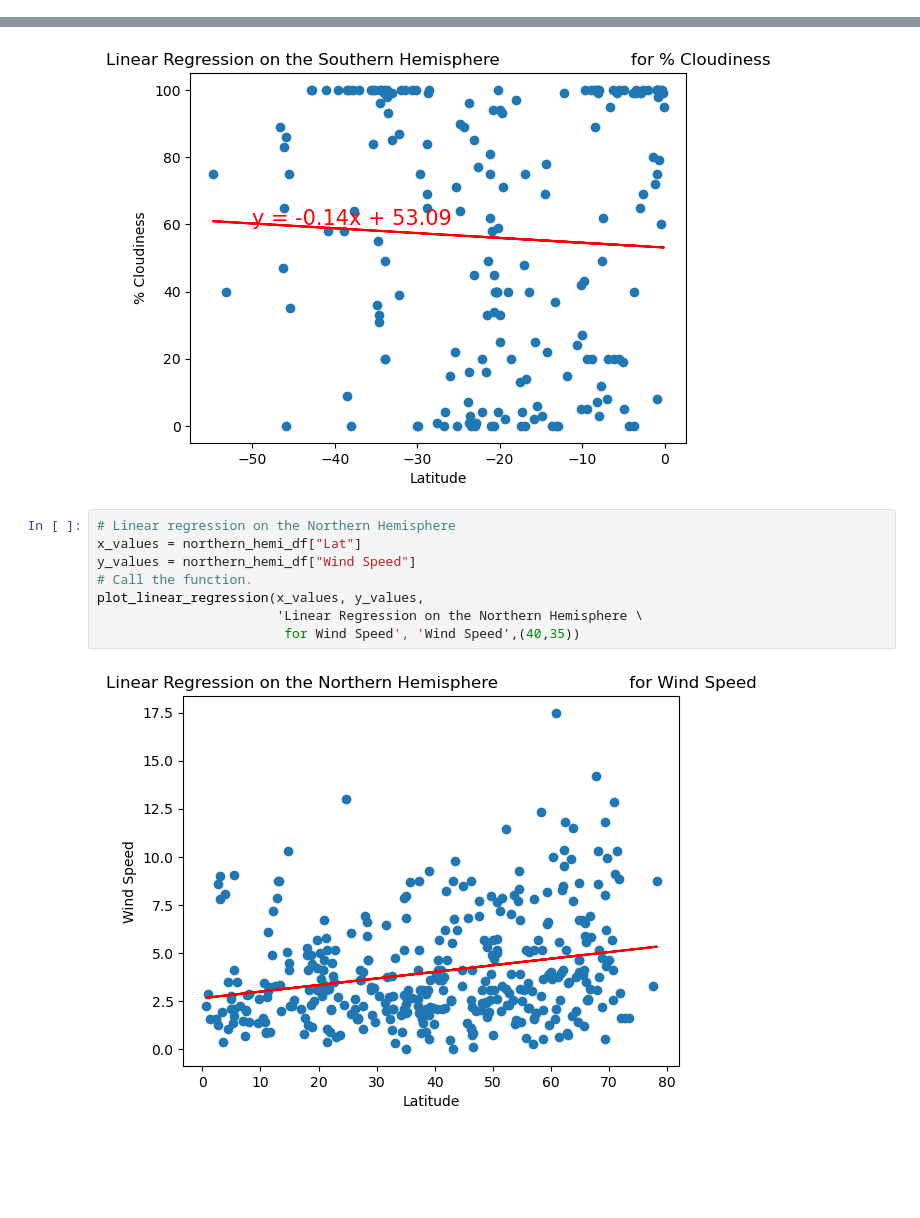
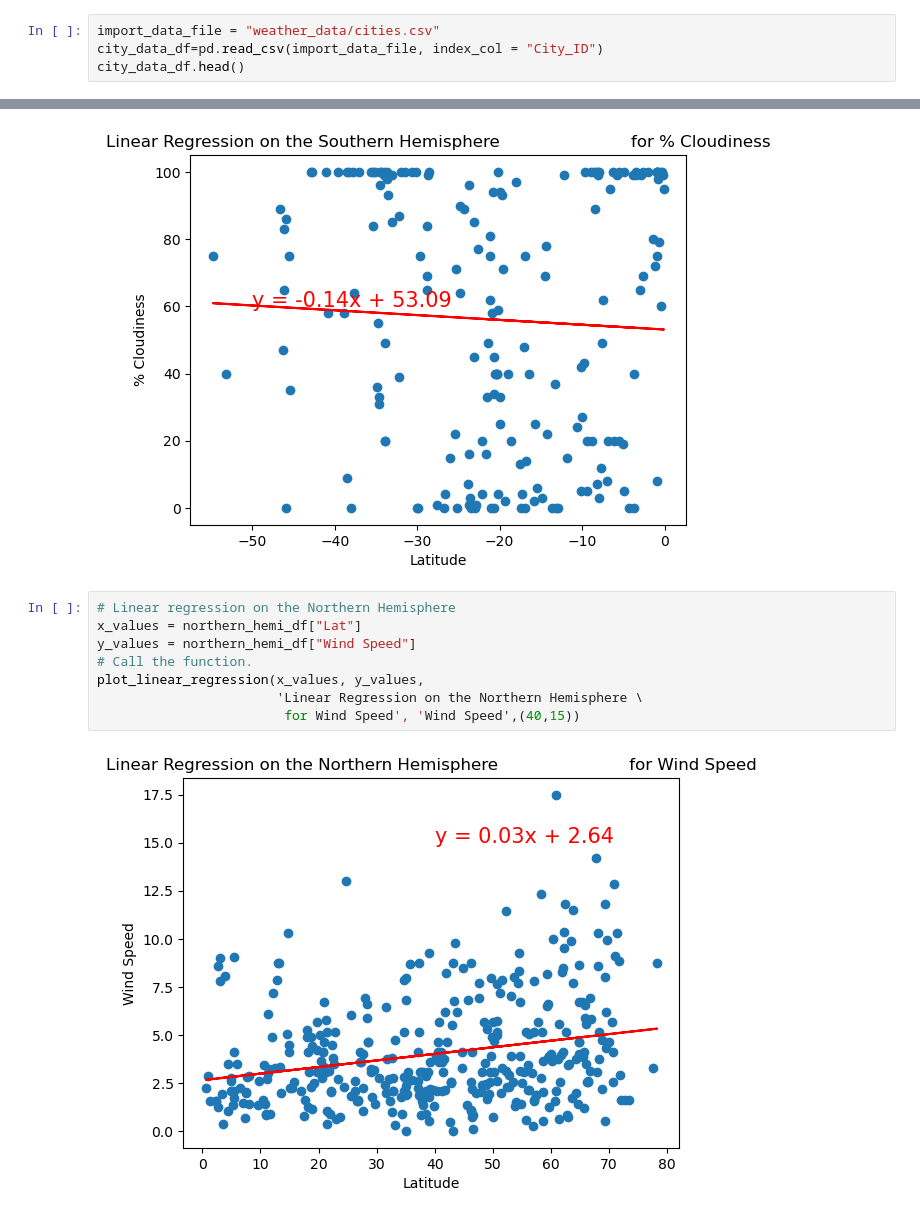
Before and after one commit to RexBas90/World_Weather_Analysis, a Jupyter notebook: WeatherPy.ipynb, the cells around one changed output, grey strips where cells are left out. Drawn from its saved outputs; the diff is of its cells as text; blank space fills up the shorter version.

```diff
--- a/WeatherPy.ipynb
+++ b/WeatherPy.ipynb
@@ -186,3 +186,7 @@ city_data_df.head()
 output_data_file = "weather_data/cities.csv"
 # Export the City_Data into a CSV.
 city_data_df.to_csv(output_data_file, index_label="City_ID")
+# %%
+import_data_file = "weather_data/cities.csv"
+city_data_df=pd.read_csv(import_data_file, index_col = "City_ID")
+city_data_df.head()
@@ -388,13 +401,13 @@ plot_linear_regression(x_values, y_values,
 # %%
 # Linear regression on the Northern Hemisphere
 x_values = northern_hemi_df["Lat"]
 y_values = northern_hemi_df["Wind Speed"]
 # Call the function.
 plot_linear_regression(x_values, y_values,
                        'Linear Regression on the Northern Hemisphere \
-                        for Wind Speed', 'Wind Speed',(40,35))
+                        for Wind Speed', 'Wind Speed',(40,15))
 # %% [output]
-[figure, old version]
+[figure, new version]
 # %%
 # Linear regression on the Southern Hemisphere
 x_values = southern_hemi_df["Lat"]
```
Also changed, not shown: parts of 6 cells of this notebook, 6 other files.
